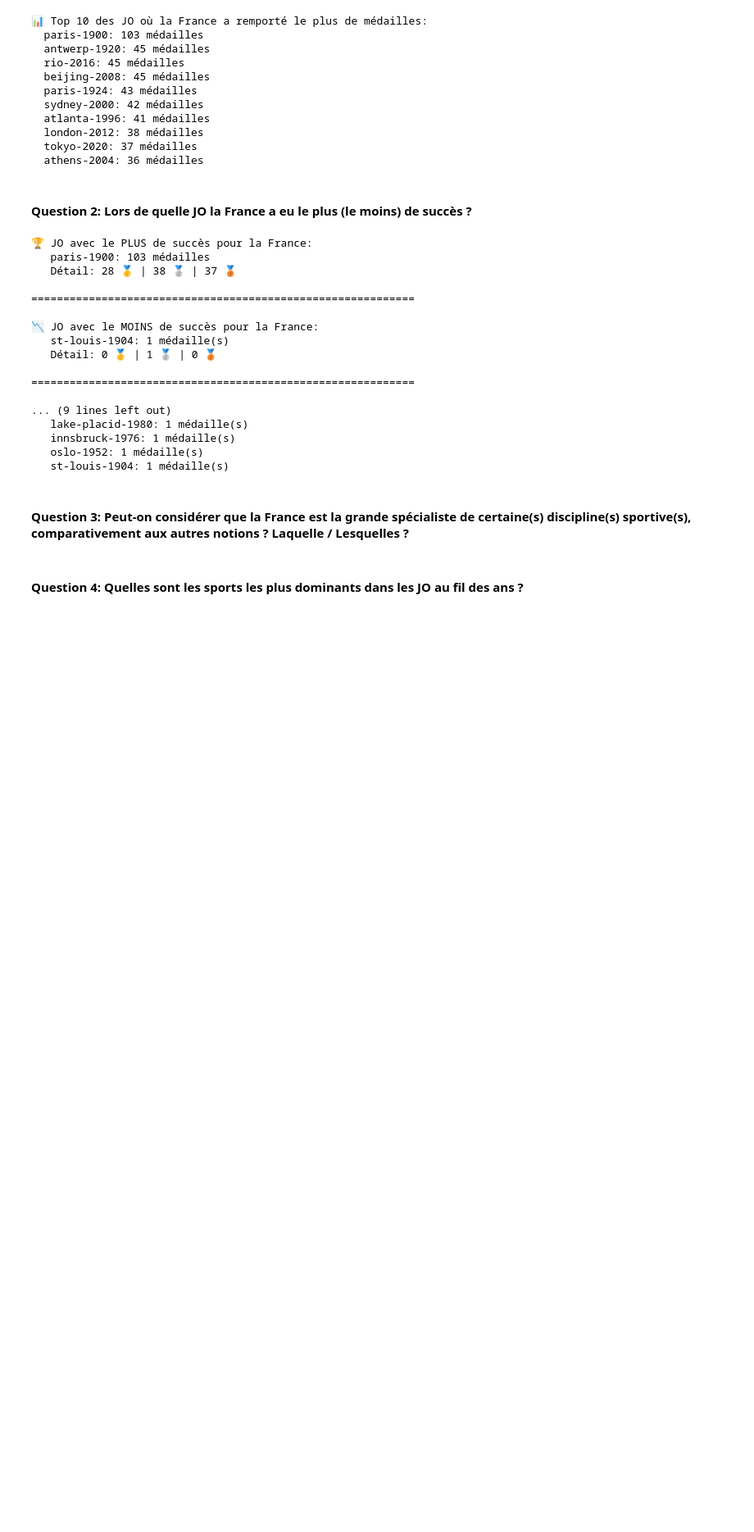
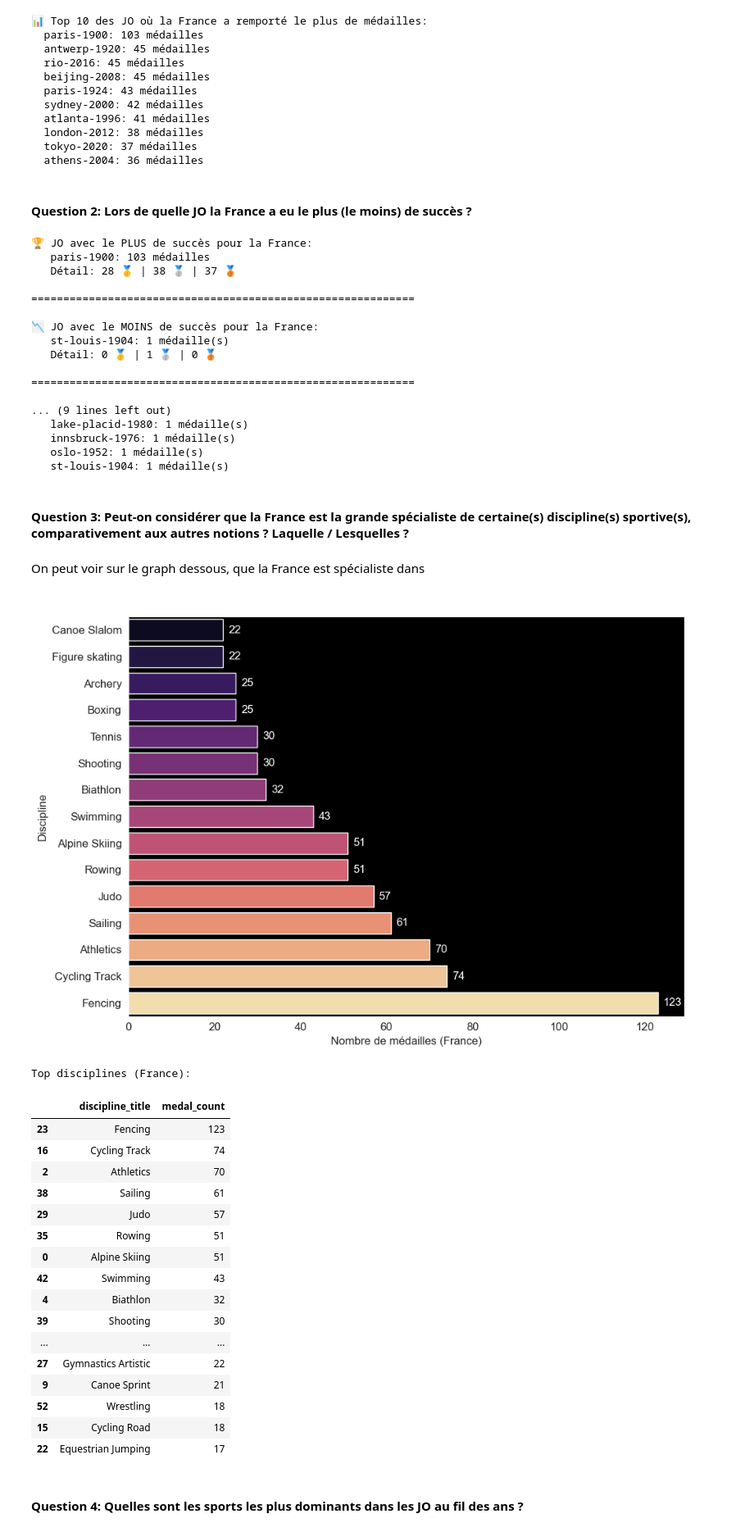
Before and after one commit to Calamia92/Neurolympics, a Jupyter notebook: notebooks/olympic_data_analysis.ipynb, the cells around one changed output. Shown at 82% size. Saved outputs shown, nothing was run; the diff lists cells and outputs as text; code cells hidden in the pictures; blank space fills up the shorter version.

Commit message:
last questions + bonus

```diff
--- a/notebooks/olympic_data_analysis.ipynb
+++ b/notebooks/olympic_data_analysis.ipynb
@@ -1684,2 +1679,64 @@ for game, row in medals_by_games.tail(5).sort_values('total_medals').iterrows():
+# %% [markdown]
+On peut voir sur le graph dessous, que la France est spécialiste dans
+# %%
+# Question 3 : spécialités sportives de la France - médailles par discipline
+# Objectif : tracer un barplot des médailles remportées par la France par discipline
+import matplotlib.pyplot as plt
+import seaborn as sns
+# s'assurer que df_medals existe
+if 'df_medals' not in globals():
+    raise RuntimeError('df_medals introuvable - exécutez les cellules de chargement des données dabord')
+# Filtrer les médailles françaises (essayer plusieurs identifiants)
+df_fr = df_medals.copy()
+mask_fr = (
+    (df_fr.get('country_name') == 'France') |
+    (df_fr.get('country_code') == 'FR') |
+    (df_fr.get('country_3_letter_code') == 'FRA')
+)
+df_fr = df_fr[mask_fr].copy()
+# Si aucune ligne trouvée, afficher message
+if df_fr.empty:
+    print('Aucune médaille trouvée pour la France dans df_medals (vérifier les codes pays).')
+else:
+    # Normaliser le nom de discipline et compter
+    df_fr['discipline_title'] = df_fr['discipline_title'].fillna('Unknown')
+    by_disc = df_fr.groupby('discipline_title').size().rename('medal_count').reset_index().sort_values('medal_count', ascending=False)
+    # garder top 15 pour la lisibilité
+    top_n = 15
+    top = by_disc.head(top_n).iloc[::-1]
+    plt.figure(figsize=(10,7))
+    sns.barplot(x='medal_count', y='discipline_title', data=top, palette='magma')
+    plt.xlabel('Nombre de médailles (France)')
+    plt.ylabel('Discipline')
+    plt.title(f'Médailles remportées par la France par discipline - Top {top_n}')
+    # ajouter annotations
+    for i, row in enumerate(top.itertuples()):
+        plt.text(row.medal_count + max(top['medal_count'])*0.01, i, str(int(row.medal_count)), va='center')
+    plt.tight_layout()
+    plt.show()
+    # exposer le DataFrame pour usage ultérieur
+    df_france_by_discipline = by_disc
+    print('Top disciplines (France):')
+    display(by_disc.head(20))
+# %% [output]
+[figure, added]
+Top disciplines (France):
+|  | discipline_title | medal_count |
+| 23 | Fencing | 123 |
+| 16 | Cycling Track | 74 |
+| 2 | Athletics | 70 |
+| 38 | Sailing | 61 |
+| 29 | Judo | 57 |
+| 35 | Rowing | 51 |
+| 0 | Alpine Skiing | 51 |
+| 42 | Swimming | 43 |
+| 4 | Biathlon | 32 |
+| 39 | Shooting | 30 |
+| ... | ... | ... |
+| 27 | Gymnastics Artistic | 22 |
+| 9 | Canoe Sprint | 21 |
+| 52 | Wrestling | 18 |
+| 15 | Cycling Road | 18 |
+| 22 | Equestrian Jumping | 17 |
 # %% [markdown]
 #### Question 4: Quelles sont les sports les plus dominants dans les JO au fil des ans ?
```
Also changed, not shown: parts of 7 cells of this notebook.
